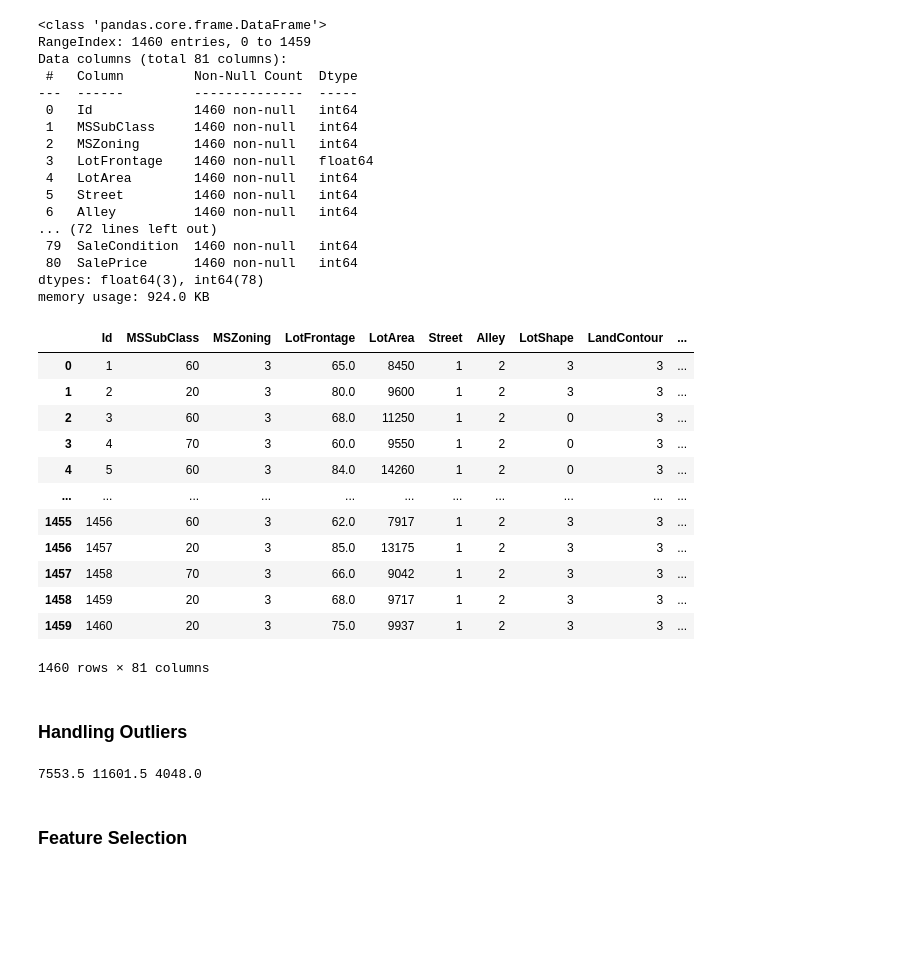
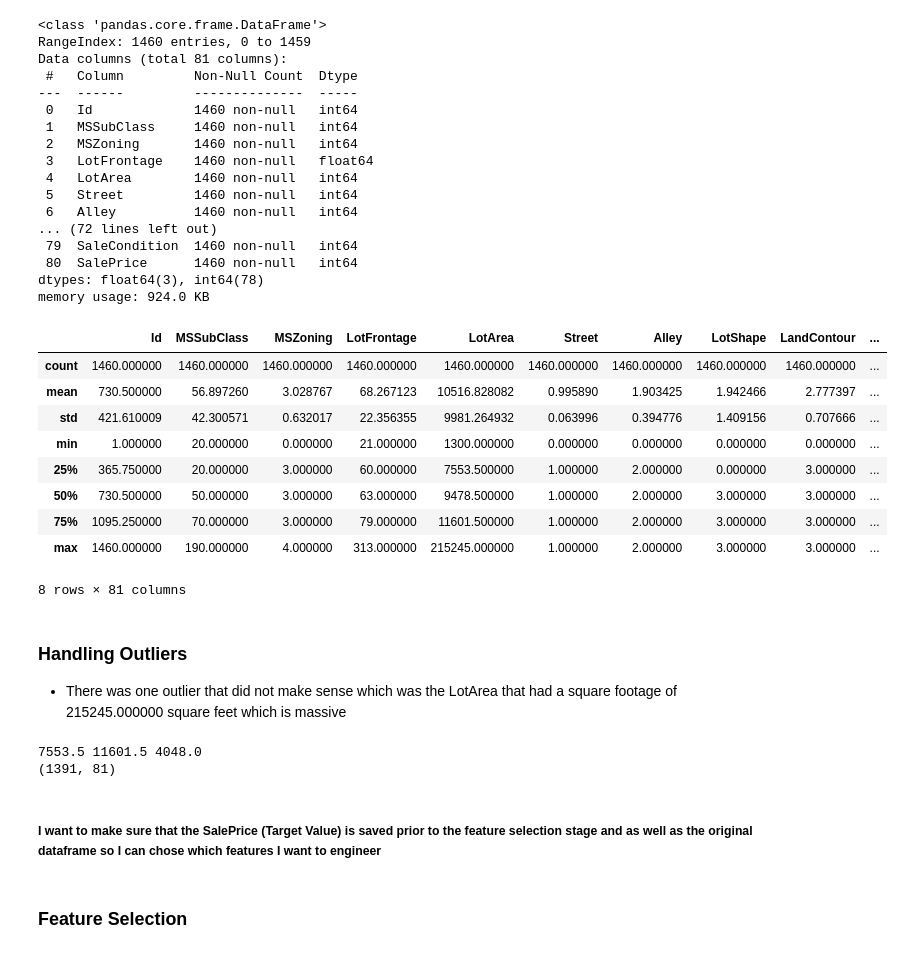
Before and after one commit to MichaelWoo-git/House_Pricing_Prediction_ML_Regression, a Jupyter notebook: 01_Predicting_House_Prices.ipynb, the cells around one changed output. Saved outputs shown, nothing was run; the diff lists cells and outputs as text; code cells hidden in the pictures; blank space fills up the shorter version.

```diff
--- a/Untitled.ipynb
+++ b/01_Predicting_House_Prices.ipynb
@@ -119,34 +133,36 @@ Data columns (total 81 columns):
  80  SalePrice      1460 non-null   int64
 dtypes: float64(3), int64(78)
 memory usage: 924.0 KB
-# %%
-train_data
-# %% [output]
-|  | Id | MSSubClass | MSZoning | LotFrontage | LotArea | Street | Alley | LotShape | LandContour | ... |
-| 0 | 1 | 60 | 3 | 65.0 | 8450 | 1 | 2 | 3 | 3 | ... |
-| 1 | 2 | 20 | 3 | 80.0 | 9600 | 1 | 2 | 3 | 3 | ... |
-| 2 | 3 | 60 | 3 | 68.0 | 11250 | 1 | 2 | 0 | 3 | ... |
-| 3 | 4 | 70 | 3 | 60.0 | 9550 | 1 | 2 | 0 | 3 | ... |
-| 4 | 5 | 60 | 3 | 84.0 | 14260 | 1 | 2 | 0 | 3 | ... |
-| ... | ... | ... | ... | ... | ... | ... | ... | ... | ... | ... |
-| 1455 | 1456 | 60 | 3 | 62.0 | 7917 | 1 | 2 | 3 | 3 | ... |
-| 1456 | 1457 | 20 | 3 | 85.0 | 13175 | 1 | 2 | 3 | 3 | ... |
-| 1457 | 1458 | 70 | 3 | 66.0 | 9042 | 1 | 2 | 3 | 3 | ... |
-| 1458 | 1459 | 20 | 3 | 68.0 | 9717 | 1 | 2 | 3 | 3 | ... |
-| 1459 | 1460 | 20 | 3 | 75.0 | 9937 | 1 | 2 | 3 | 3 | ... |
-1460 rows × 81 columns
-# %% [markdown]
-### Handling Outliers
+# %%
+train_data.describe()
+# %% [output]
+|  | Id | MSSubClass | MSZoning | LotFrontage | LotArea | Street | Alley | LotShape | LandContour | ... |
+| count | 1460.000000 | 1460.000000 | 1460.000000 | 1460.000000 | 1460.000000 | 1460.000000 | 1460.000000 | 1460.000000 | 1460.000000 | ... |
+| mean | 730.500000 | 56.897260 | 3.028767 | 68.267123 | 10516.828082 | 0.995890 | 1.903425 | 1.942466 | 2.777397 | ... |
+| std | 421.610009 | 42.300571 | 0.632017 | 22.356355 | 9981.264932 | 0.063996 | 0.394776 | 1.409156 | 0.707666 | ... |
+| min | 1.000000 | 20.000000 | 0.000000 | 21.000000 | 1300.000000 | 0.000000 | 0.000000 | 0.000000 | 0.000000 | ... |
+| 25% | 365.750000 | 20.000000 | 3.000000 | 60.000000 | 7553.500000 | 1.000000 | 2.000000 | 0.000000 | 3.000000 | ... |
+| 50% | 730.500000 | 50.000000 | 3.000000 | 63.000000 | 9478.500000 | 1.000000 | 2.000000 | 3.000000 | 3.000000 | ... |
+| 75% | 1095.250000 | 70.000000 | 3.000000 | 79.000000 | 11601.500000 | 1.000000 | 2.000000 | 3.000000 | 3.000000 | ... |
+| max | 1460.000000 | 190.000000 | 4.000000 | 313.000000 | 215245.000000 | 1.000000 | 2.000000 | 3.000000 | 3.000000 | ... |
+8 rows × 81 columns
+# %% [markdown]
+### Handling Outliers
+* There was one outlier that did not make sense which was the LotArea that had a square footage of 215245.000000 square feet which is massive
 # %%
 upper_lim = train_data['LotArea'].quantile(.95)
 lower_lim = train_data['LotArea'].quantile(.05) # Top 5% means here the values that are out of the 95th percentile of data
 train_data[(train_data['LotArea'] < upper_lim) & (train_data['LotArea'] > lower_lim)]
 Q1 = train_data['LotArea'].quantile(0.25)
 Q3 = train_data['LotArea'].quantile(0.75)
-train_data = train_data[(train_data['LotArea'] < (Q3 + 1.5 * IQR)) & (train_data['LotArea'] > (Q1 - 1.5 * IQR))]
 IQR = Q3 - Q1
 print(Q1, Q3, IQR)
+train_data = train_data[(train_data['LotArea'] < (Q3 + 1.5 * IQR)) & (train_data['LotArea'] > (Q1 - 1.5 * IQR))]
+print(train_data.shape)
 # %% [output]
 7553.5 11601.5 4048.0
+(1391, 81)
+# %% [markdown]
+##### I want to make sure that the SalePrice (Target Value) is saved prior to the feature selection stage and as well as the original dataframe so I can chose which features I want to engineer
 # %%
 sp = pd.DataFrame(train_data["SalePrice"])
```
Also changed, not shown: parts of 49 cells of this notebook.
